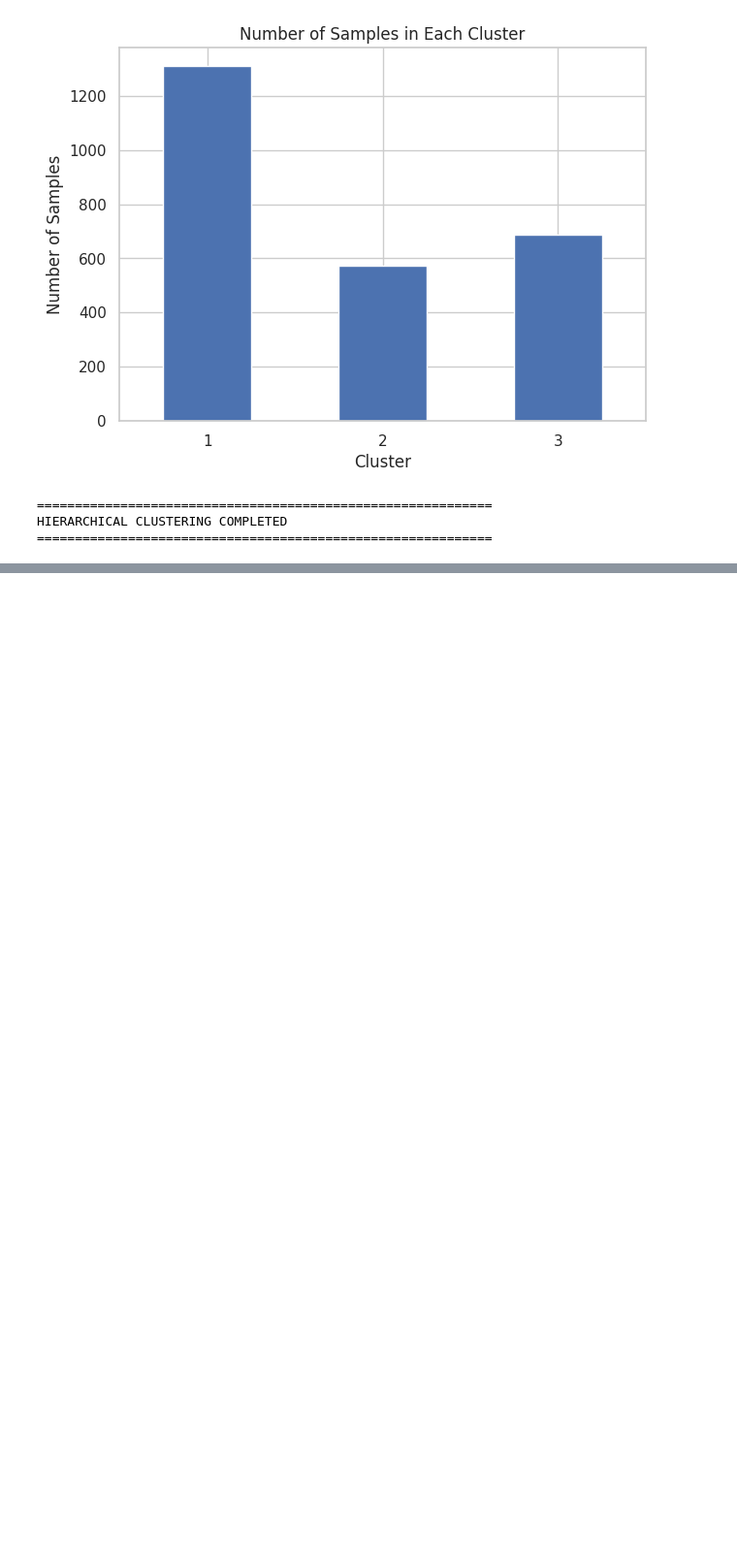
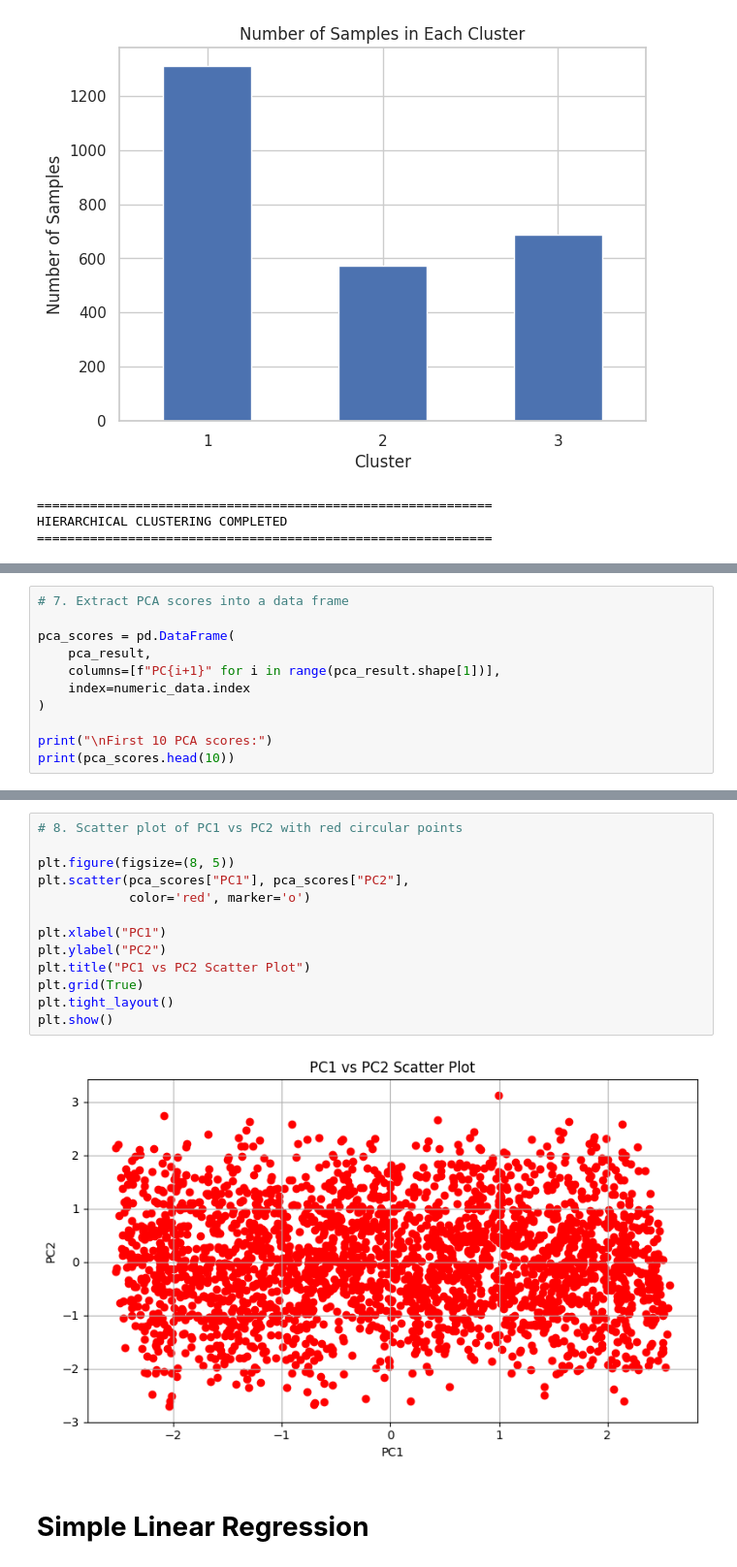
Before and after one commit to kyogeshsagar/K_YOGESH_SAGAR, a Jupyter notebook: EDA_Phase1.ipynb, the cells around one changed output, grey strips where cells are left out. Shown at 97% size. Drawn from its saved outputs; the diff is of its cells as text; blank space fills up the shorter version.

```diff
--- a/EDA_Phase1.ipynb
+++ b/EDA_Phase1.ipynb
@@ -2719,0 +2883,11 @@ HIERARCHICAL CLUSTERING COMPLETED
+# %%
+# 7. Extract PCA scores into a data frame
+
+pca_scores = pd.DataFrame(
+    pca_result,
+    columns=[f"PC{i+1}" for i in range(pca_result.shape[1])],
+    index=numeric_data.index
+)
+
+print("\nFirst 10 PCA scores:")
+print(pca_scores.head(10))
@@ -2719,0 +2907,17 @@ HIERARCHICAL CLUSTERING COMPLETED
+# %%
+# 8. Scatter plot of PC1 vs PC2 with red circular points
+
+plt.figure(figsize=(8, 5))
+plt.scatter(pca_scores["PC1"], pca_scores["PC2"],
+            color='red', marker='o')
+
+plt.xlabel("PC1")
+plt.ylabel("PC2")
+plt.title("PC1 vs PC2 Scatter Plot")
+plt.grid(True)
+plt.tight_layout()
+plt.show()
+# %% [output]
+[figure, added]
+# %% [markdown]
+# **Simple Linear Regression**
```
Also changed, not shown: parts of 33 cells of this notebook.
